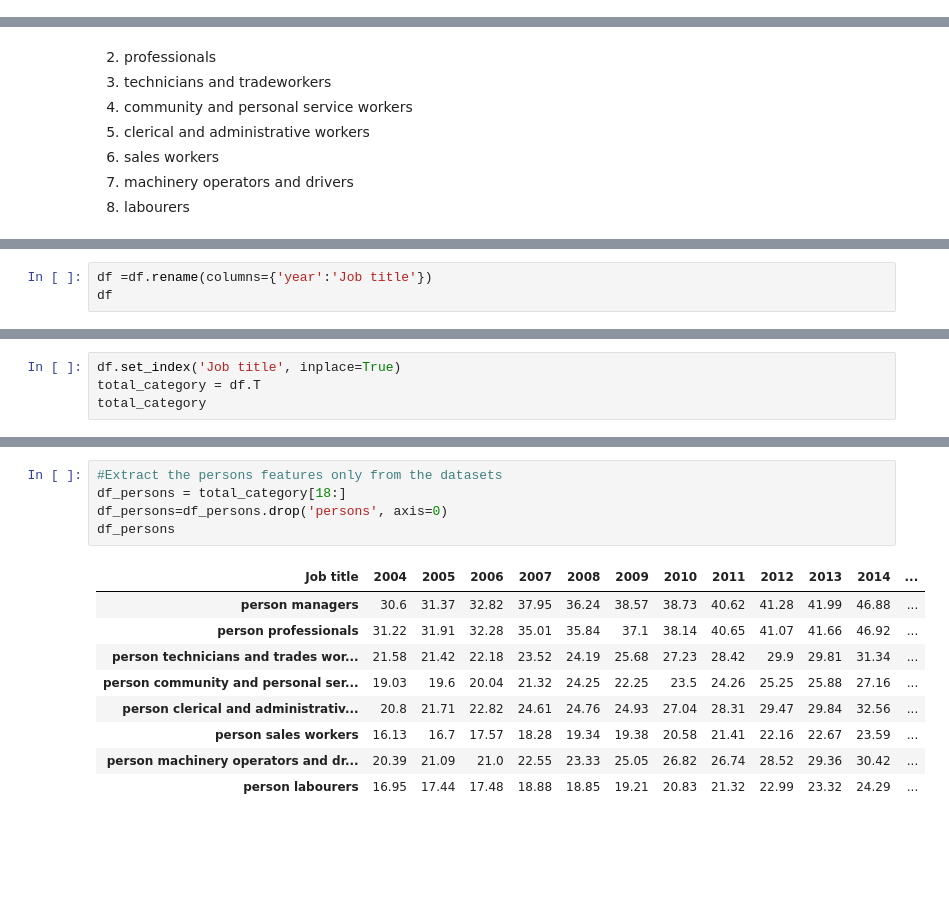
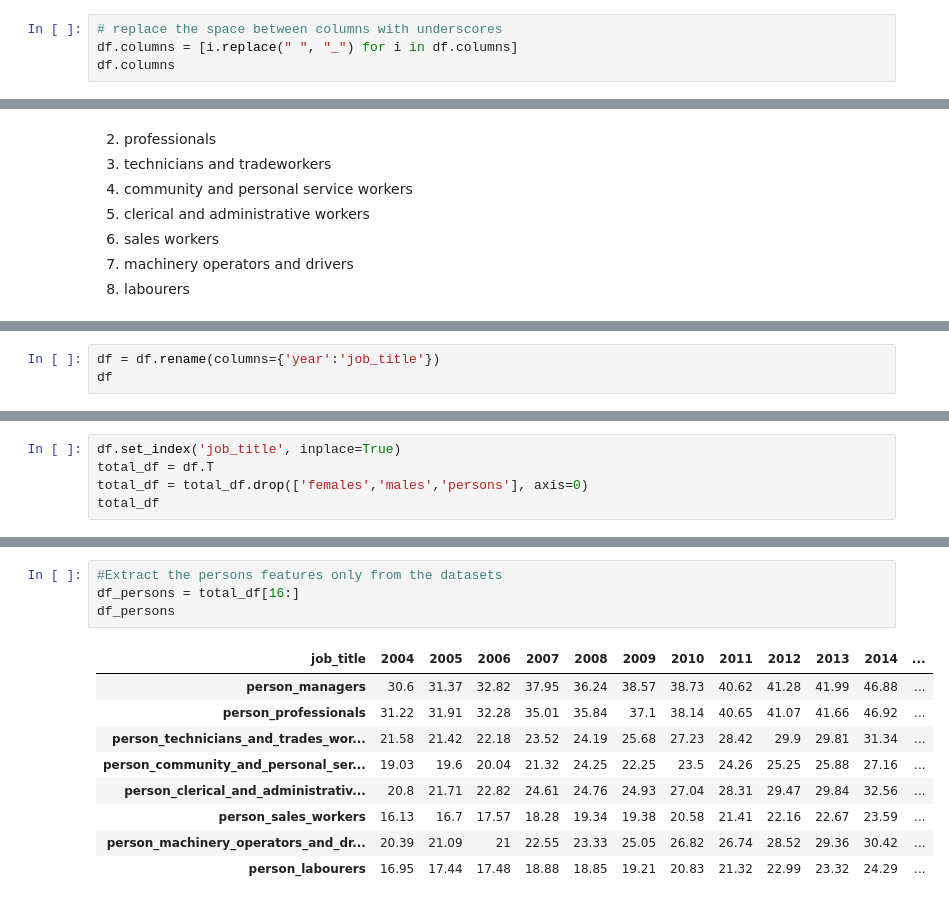
Before and after one commit to Carol-Kelly/Hamoye-Data-Warehouse-ProjectTeam, a Jupyter notebook: data preprocessing.ipynb, the cells around one changed output, grey strips where cells are left out. Drawn from its saved outputs; the diff is of its cells as text; blank space fills up the shorter version.

```diff
--- a/data preprocessing.ipynb
+++ b/data preprocessing.ipynb
@@ -154,0 +139,4 @@ df.to_csv('C:/Users/DELL/Desktop/Hamoyecapstoneproject/original_earnings dataset
+# %%
+# replace the space between columns with underscores
+df.columns = [i.replace(" ", "_") for i in df.columns]
+df.columns
@@ -168,4 +173,4 @@ We separate the data into three extra datasets consisting of the females, males
 # %%
-df =df.rename(columns={'year':'Job title'})
+df = df.rename(columns={'year':'job_title'})
 df
 # %% [output]
@@ -185,7 +190,3 @@ df
 | 12 | 2016 | Females | 44.35 | 45.17 | 26.28 | 26.54 | ... |
 | 13 | 2017 | Females | 46.02 | 47.04 | 28.30 | 27.84 | ... |
 14 rows × 28 columns
-# %%
-df.set_index('Job title', inplace=True)
-total_category = df.T
-total_category
@@ -209,0 +193,5 @@ total_category
+# %%
+df.set_index('job_title', inplace=True)
+total_df = df.T
+total_df = total_df.drop(['females','males','persons'], axis=0)
+total_df
@@ -246,15 +250,14 @@ Persons Average hourly earning
 # %%
 #Extract the persons features only from the datasets
-df_persons = total_category[18:]
-df_persons=df_persons.drop('persons', axis=0)
+df_persons = total_df[16:]
 df_persons
 # %% [output]
-| Job title | 2004 | 2005 | 2006 | 2007 | 2008 | 2009 | 2010 | 2011 | 2012 | 2013 | 2014 | ... |
-| person managers | 30.6 | 31.37 | 32.82 | 37.95 | 36.24 | 38.57 | 38.73 | 40.62 | 41.28 | 41.99 | 46.88 | ... |
-| person professionals | 31.22 | 31.91 | 32.28 | 35.01 | 35.84 | 37.1 | 38.14 | 40.65 | 41.07 | 41.66 | 46.92 | ... |
-| person technicians and trades wor... | 21.58 | 21.42 | 22.18 | 23.52 | 24.19 | 25.68 | 27.23 | 28.42 | 29.9 | 29.81 | 31.34 | ... |
-| person community and personal ser... | 19.03 | 19.6 | 20.04 | 21.32 | 24.25 | 22.25 | 23.5 | 24.26 | 25.25 | 25.88 | 27.16 | ... |
-| person clerical and administrativ... | 20.8 | 21.71 | 22.82 | 24.61 | 24.76 | 24.93 | 27.04 | 28.31 | 29.47 | 29.84 | 32.56 | ... |
-| person sales workers | 16.13 | 16.7 | 17.57 | 18.28 | 19.34 | 19.38 | 20.58 | 21.41 | 22.16 | 22.67 | 23.59 | ... |
-| person machinery operators and dr... | 20.39 | 21.09 | 21.0 | 22.55 | 23.33 | 25.05 | 26.82 | 26.74 | 28.52 | 29.36 | 30.42 | ... |
-| person labourers | 16.95 | 17.44 | 17.48 | 18.88 | 18.85 | 19.21 | 20.83 | 21.32 | 22.99 | 23.32 | 24.29 | ... |
+| job_title | 2004 | 2005 | 2006 | 2007 | 2008 | 2009 | 2010 | 2011 | 2012 | 2013 | 2014 | ... |
+| person_managers | 30.6 | 31.37 | 32.82 | 37.95 | 36.24 | 38.57 | 38.73 | 40.62 | 41.28 | 41.99 | 46.88 | ... |
+| person_professionals | 31.22 | 31.91 | 32.28 | 35.01 | 35.84 | 37.1 | 38.14 | 40.65 | 41.07 | 41.66 | 46.92 | ... |
+| person_technicians_and_trades_wor... | 21.58 | 21.42 | 22.18 | 23.52 | 24.19 | 25.68 | 27.23 | 28.42 | 29.9 | 29.81 | 31.34 | ... |
+| person_community_and_personal_ser... | 19.03 | 19.6 | 20.04 | 21.32 | 24.25 | 22.25 | 23.5 | 24.26 | 25.25 | 25.88 | 27.16 | ... |
+| person_clerical_and_administrativ... | 20.8 | 21.71 | 22.82 | 24.61 | 24.76 | 24.93 | 27.04 | 28.31 | 29.47 | 29.84 | 32.56 | ... |
+| person_sales_workers | 16.13 | 16.7 | 17.57 | 18.28 | 19.34 | 19.38 | 20.58 | 21.41 | 22.16 | 22.67 | 23.59 | ... |
+| person_machinery_operators_and_dr... | 20.39 | 21.09 | 21 | 22.55 | 23.33 | 25.05 | 26.82 | 26.74 | 28.52 | 29.36 | 30.42 | ... |
+| person_labourers | 16.95 | 17.44 | 17.48 | 18.88 | 18.85 | 19.21 | 20.83 | 21.32 | 22.99 | 23.32 | 24.29 | ... |
```
Also changed, not shown: parts of 25 cells of this notebook.
